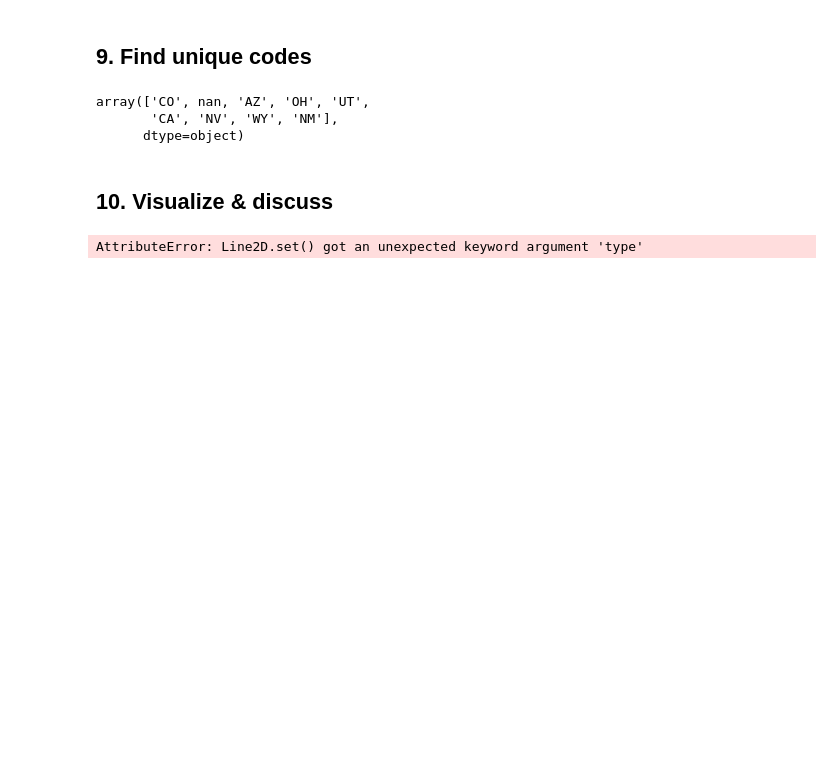
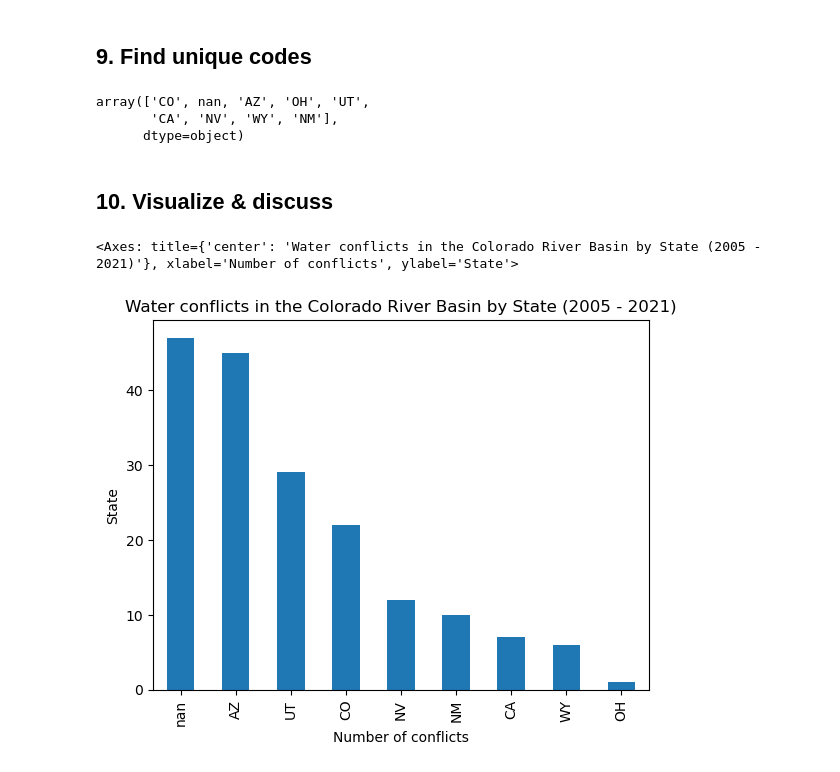
Before and after one commit to gingersknapp/eds220-2026-sections, a Jupyter notebook: colorado-river-basin/section-2-co-basin-water-conflicts.ipynb, the cells around one changed output. Saved outputs shown, nothing was run; the diff lists cells and outputs as text; code cells hidden in the pictures; blank space fills up the shorter version.

Commit message:
complete plotting

```diff
--- a/colorado-river-basin/section-2-co-basin-water-conflicts.ipynb
+++ b/colorado-river-basin/section-2-co-basin-water-conflicts.ipynb
@@ -265,8 +265,19 @@ array(['CO', nan, 'AZ', 'OH', 'UT',
 # %% [markdown]
 ## 10. Visualize & discuss
 # %%
+conflict_states_count = (df.loc[df['Conflict Present'] == 'Y', 'State']
+    .str.split(';')
+    .explode()
+    .str.strip()
+    .value_counts(dropna = False)
+    )
 
-
+conflict_states_count.plot(
+    kind = 'bar',
+    xlabel = 'Number of conflicts',
+    ylabel = 'State',
+    title = 'Water conflicts in the Colorado River Basin by State (2005 - 2021)'
 )
 # %% [output]
-AttributeError: Line2D.set() got an unexpected keyword argument 'type'
+<Axes: title={'center': 'Water conflicts in the Colorado River Basin by State (2005 - 2021)'}, xlabel='Number of conflicts', ylabel='State'>
+[figure, added]
```
Also changed, not shown: parts of 1 cell of this notebook.
